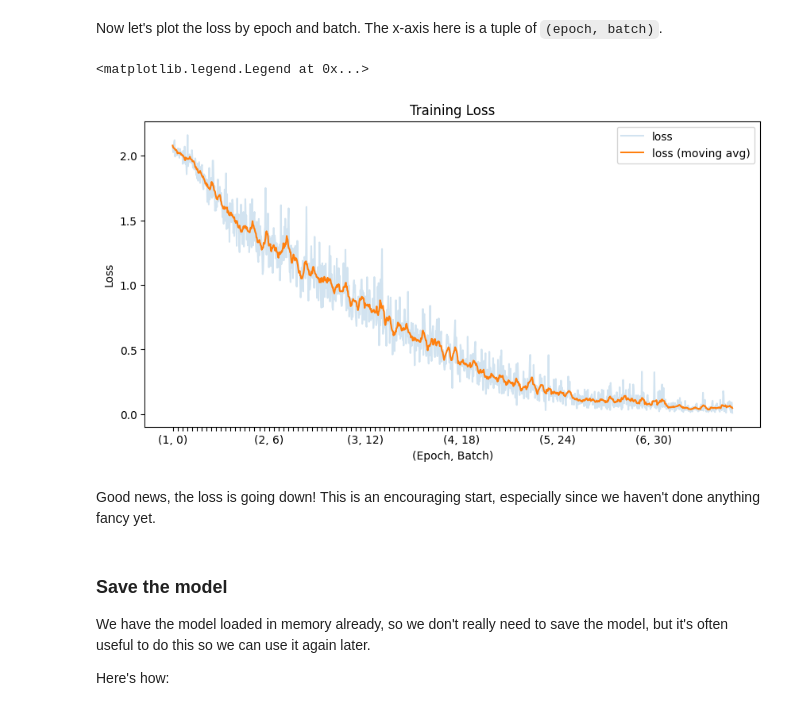
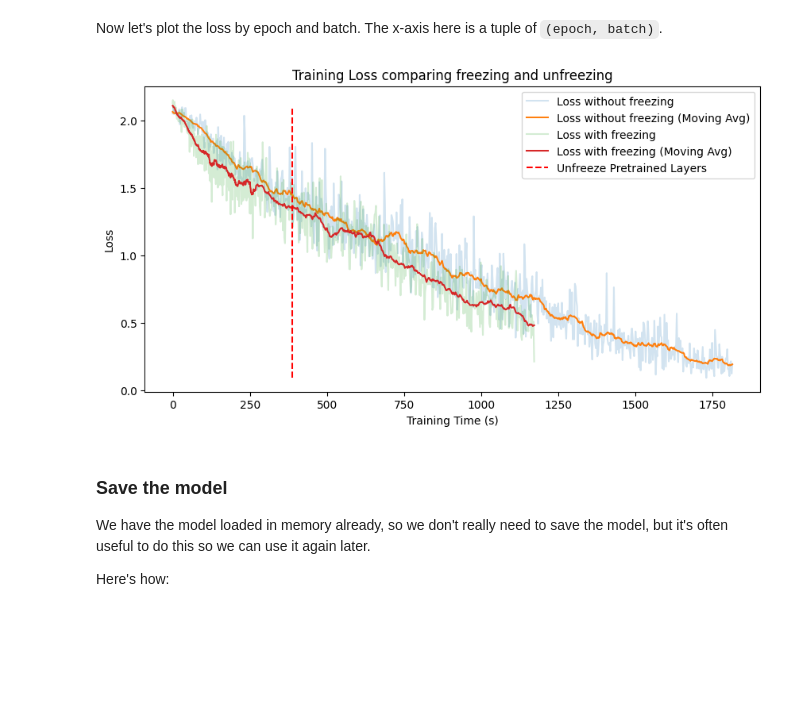
Before and after one commit to RicardoCLake/DL_project_-_Conser_vision, a Jupyter notebook: Ricardo/rick-01.ipynb, the cells around one changed output. Saved outputs shown, nothing was run; the diff lists cells and outputs as text; code cells hidden in the pictures; blank space fills up the shorter version.

Commit message:
freezing analyse

```diff
--- a/Ricardo/rick-01.ipynb
+++ b/Ricardo/rick-01.ipynb
@@ -285,17 +281,24 @@ Cross entropy loss (or log loss) is a commonly used loss function for multi-clas
 # %%
 import torch.optim as optim
 
+# Loss function Definition
 criterion = nn.CrossEntropyLoss()
-optimizer = optim.SGD(model.parameters(), lr=0.001, momentum=0.9)
+
+# Optimizer definition
+def create_optimizer(model):
+    return optim.SGD(model.parameters(), lr=0.001, momentum=0.9)
+
+optimizer = create_optimizer(model)
 # %% [markdown]
 ### Freeze pretuned parameters
 # %%
 # Freeze all pretuned parameters
-full_optimizer = optimizer.copy()
 for param in model.parameters():
     param.requires_grad = False
 for param in model.fc.parameters():
     param.requires_grad = True
+
+optimizer = create_optimizer(model)
 # %% [markdown]
 ### Train the model
 We're now ready to train our model!
@@ -367,23 +376,41 @@ Starting epoch 6
 # %% [markdown]
 Now let's plot the loss by epoch and batch. The x-axis here is a tuple of `(epoch, batch)`.
-# %%
-tracking_loss = pd.Series(tracking_loss)
-
-plt.figure(figsize=(10, 5))
-tracking_loss.plot(alpha=0.2, label="loss")
-tracking_loss.rolling(center=True, min_periods=1, window=10).mean().plot(
-    label="loss (moving avg)"
-)
-plt.xticks(range(0, len(tracking_loss), 10))
-plt.title("Training Loss")
-plt.xlabel("(Epoch, Batch)")
-plt.ylabel("Loss")
-plt.legend(loc=0)
-# %% [output]
-<matplotlib.legend.Legend at 0x...>
-[figure, removed]
-# %% [markdown]
-Good news, the loss is going down! This is an encouraging start, especially since we haven't done anything fancy yet.
+# %%
+# Choose X axis
+PLOT_X = "time" # "time" or "epoch"
+
+# Tracking loss
+#tracking_loss = pd.Series(tracking_loss)
+#tracking_loss.to_csv("tracking_loss.csv")
+tracking_loss = pd.read_csv("tracking_loss02.csv", index_col=[0, 1])
+freeze_epochs = 0
+
+# Time to plot the loss
+freeze_batches = len(train_dataloader)*freeze_epochs
+time = pd.Series(list(tracking_loss.index)).apply(lambda x: (x[0]-1)*len(train_dataloader) + x[1])
+time = time.apply(lambda x: x/1.46 if x <= freeze_batches  else (x-freeze_batches)*2.34 + freeze_batches/1.46)
+
+# Plot the loss
+plt.figure(figsize=(10, 5))
+if PLOT_X == "epoch":
+    tracking_loss.plot(alpha=0.2, label="loss")
+    tracking_loss.rolling(center=True, min_periods=1, window=10).mean().plot(label="loss (moving avg)")
+    plt.xticks(range(0, len(tracking_loss), 97), [f"({epoch},{batch})" for epoch, batch in tracking_loss.index[::97]])
+    plt.xlabel("(Epoch, Batch)")
+else:
+    plt.plot(time, tracking_loss, alpha=0.2, label="Loss without freezing")
+    plt.plot(time, tracking_loss.rolling(center=True, min_periods=1, window=20).mean(), label="Loss without freezing (Moving Avg)")
+    plt.plot(time0, tracking_loss0, alpha=0.2, label="Loss with freezing")
+    plt.plot(time0, tracking_loss0.rolling(center=True, min_periods=1, window=20).mean(), label="Loss with freezing (Moving Avg)")
+    plt.xlabel("Training Time (s)")
+
+plt.vlines(2*len(train_dataloader), tracking_loss.min(), tracking_loss.max(), linestyles='dashed', colors='r', label="Unfreeze Pretrained Layers")
+plt.title("Training Loss comparing freezing and unfreezing")
+plt.ylabel("Loss")
+plt.legend(loc=0)
+plt.show()
+# %% [output]
+[figure, added]
 # %% [markdown]
 ### Save the model
 We have the model loaded in memory already, so we don't really need to save the model, but it's often useful to do this so we can use it again later.
```
Also changed, not shown: parts of 3 cells of this notebook, 6 other files.
